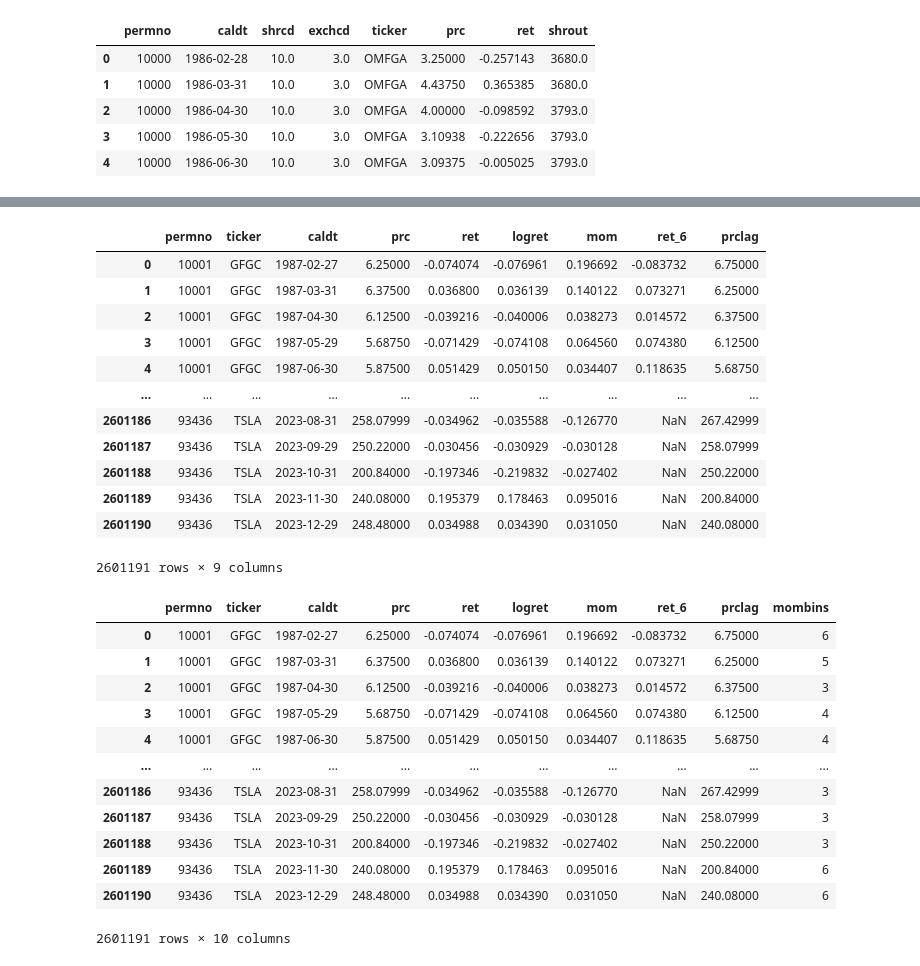
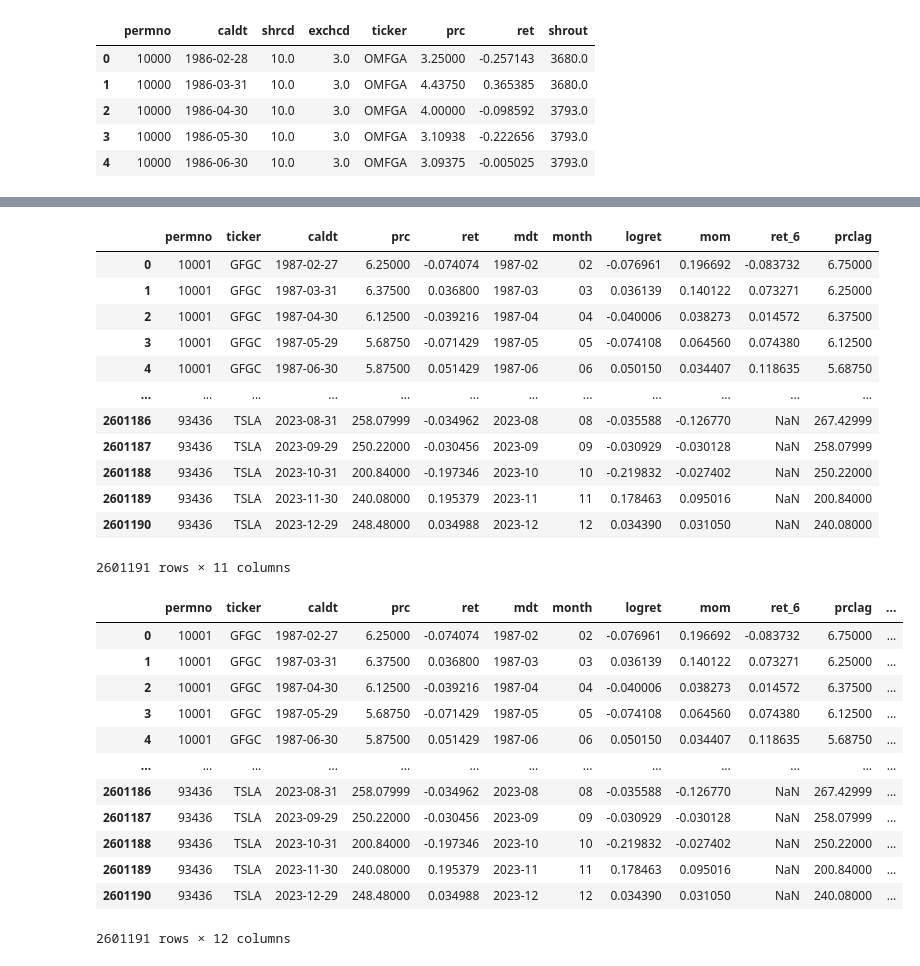
Before and after one commit to andrewhall1124/momentum, a Jupyter notebook: momentum.ipynb, the cells around one changed output, grey strips where cells are left out. Saved outputs shown, nothing was run; the diff lists cells and outputs as text; code cells hidden in the pictures.

Commit message:
Monthly momentum notebook

```diff
--- a/momentum.ipynb
+++ b/momentum.ipynb
@@ -22,5 +22,9 @@ df.head()
 
 df = df[['permno', 'ticker', 'caldt', 'prc', 'ret']]
 
+df['mdt'] = pd.to_datetime(df['caldt']).dt.strftime("%Y-%m")
+df['month'] = pd.to_datetime(df['caldt']).dt.strftime("%m")
+
+
 df.head()
 # %% [output]
@@ -72,38 +76,37 @@ df = df.query("mom == mom and prclag >= 5").reset_index(drop=True)
 
 df
 # %% [output]
-|  | permno | ticker | caldt | prc | ret | logret | mom | ret_6 | prclag |
-| 0 | 10001 | GFGC | 1987-02-27 | 6.25000 | -0.074074 | -0.076961 | 0.196692 | -0.083732 | 6.75000 |
-| 1 | 10001 | GFGC | 1987-03-31 | 6.37500 | 0.036800 | 0.036139 | 0.140122 | 0.073271 | 6.25000 |
-| 2 | 10001 | GFGC | 1987-04-30 | 6.12500 | -0.039216 | -0.040006 | 0.038273 | 0.014572 | 6.37500 |
-| 3 | 10001 | GFGC | 1987-05-29 | 5.68750 | -0.071429 | -0.074108 | 0.064560 | 0.074380 | 6.12500 |
-| 4 | 10001 | GFGC | 1987-06-30 | 5.87500 | 0.051429 | 0.050150 | 0.034407 | 0.118635 | 5.68750 |
-| ... | ... | ... | ... | ... | ... | ... | ... | ... | ... |
-| 2601186 | 93436 | TSLA | 2023-08-31 | 258.07999 | -0.034962 | -0.035588 | -0.126770 | NaN | 267.42999 |
-| 2601187 | 93436 | TSLA | 2023-09-29 | 250.22000 | -0.030456 | -0.030929 | -0.030128 | NaN | 258.07999 |
-| 2601188 | 93436 | TSLA | 2023-10-31 | 200.84000 | -0.197346 | -0.219832 | -0.027402 | NaN | 250.22000 |
-| 2601189 | 93436 | TSLA | 2023-11-30 | 240.08000 | 0.195379 | 0.178463 | 0.095016 | NaN | 200.84000 |
-| 2601190 | 93436 | TSLA | 2023-12-29 | 248.48000 | 0.034988 | 0.034390 | 0.031050 | NaN | 240.08000 |
+|  | permno | ticker | caldt | prc | ret | mdt | month | logret | mom | ret_6 | prclag |
+| 0 | 10001 | GFGC | 1987-02-27 | 6.25000 | -0.074074 | 1987-02 | 02 | -0.076961 | 0.196692 | -0.083732 | 6.75000 |
+| 1 | 10001 | GFGC | 1987-03-31 | 6.37500 | 0.036800 | 1987-03 | 03 | 0.036139 | 0.140122 | 0.073271 | 6.25000 |
+| 2 | 10001 | GFGC | 1987-04-30 | 6.12500 | -0.039216 | 1987-04 | 04 | -0.040006 | 0.038273 | 0.014572 | 6.37500 |
+| 3 | 10001 | GFGC | 1987-05-29 | 5.68750 | -0.071429 | 1987-05 | 05 | -0.074108 | 0.064560 | 0.074380 | 6.12500 |
+| 4 | 10001 | GFGC | 1987-06-30 | 5.87500 | 0.051429 | 1987-06 | 06 | 0.050150 | 0.034407 | 0.118635 | 5.68750 |
+| ... | ... | ... | ... | ... | ... | ... | ... | ... | ... | ... | ... |
+| 2601186 | 93436 | TSLA | 2023-08-31 | 258.07999 | -0.034962 | 2023-08 | 08 | -0.035588 | -0.126770 | NaN | 267.42999 |
+| 2601187 | 93436 | TSLA | 2023-09-29 | 250.22000 | -0.030456 | 2023-09 | 09 | -0.030929 | -0.030128 | NaN | 258.07999 |
+| 2601188 | 93436 | TSLA | 2023-10-31 | 200.84000 | -0.197346 | 2023-10 | 10 | -0.219832 | -0.027402 | NaN | 250.22000 |
+| 2601189 | 93436 | TSLA | 2023-11-30 | 240.08000 | 0.195379 | 2023-11 | 11 | 0.178463 | 0.095016 | NaN | 200.84000 |
+| 2601190 | 93436 | TSLA | 2023-12-29 | 248.48000 | 0.034988 | 2023-12 | 12 | 0.034390 | 0.031050 | NaN | 240.08000 |
-2601191 rows × 9 columns
+2601191 rows × 11 columns
 # %%
 # Momentum decile bins
-
-df['mombins'] = df.groupby("caldt")['mom'].transform(lambda x: pd.qcut(x, 10, labels=False))
+df['mombins'] = df.groupby("mdt")['mom'].transform(lambda x: pd.qcut(x, 10, labels=False))
 
 df
 # %% [output]
-|  | permno | ticker | caldt | prc | ret | logret | mom | ret_6 | prclag | mombins |
-| 0 | 10001 | GFGC | 1987-02-27 | 6.25000 | -0.074074 | -0.076961 | 0.196692 | -0.083732 | 6.75000 | 6 |
-| 1 | 10001 | GFGC | 1987-03-31 | 6.37500 | 0.036800 | 0.036139 | 0.140122 | 0.073271 | 6.25000 | 5 |
-| 2 | 10001 | GFGC | 1987-04-30 | 6.12500 | -0.039216 | -0.040006 | 0.038273 | 0.014572 | 6.37500 | 3 |
-| 3 | 10001 | GFGC | 1987-05-29 | 5.68750 | -0.071429 | -0.074108 | 0.064560 | 0.074380 | 6.12500 | 4 |
-| 4 | 10001 | GFGC | 1987-06-30 | 5.87500 | 0.051429 | 0.050150 | 0.034407 | 0.118635 | 5.68750 | 4 |
-| ... | ... | ... | ... | ... | ... | ... | ... | ... | ... | ... |
-| 2601186 | 93436 | TSLA | 2023-08-31 | 258.07999 | -0.034962 | -0.035588 | -0.126770 | NaN | 267.42999 | 3 |
-| 2601187 | 93436 | TSLA | 2023-09-29 | 250.22000 | -0.030456 | -0.030929 | -0.030128 | NaN | 258.07999 | 3 |
-| 2601188 | 93436 | TSLA | 2023-10-31 | 200.84000 | -0.197346 | -0.219832 | -0.027402 | NaN | 250.22000 | 3 |
-| 2601189 | 93436 | TSLA | 2023-11-30 | 240.08000 | 0.195379 | 0.178463 | 0.095016 | NaN | 200.84000 | 6 |
-| 2601190 | 93436 | TSLA | 2023-12-29 | 248.48000 | 0.034988 | 0.034390 | 0.031050 | NaN | 240.08000 | 6 |
+|  | permno | ticker | caldt | prc | ret | mdt | month | logret | mom | ret_6 | prclag | ... |
+| 0 | 10001 | GFGC | 1987-02-27 | 6.25000 | -0.074074 | 1987-02 | 02 | -0.076961 | 0.196692 | -0.083732 | 6.75000 | ... |
+| 1 | 10001 | GFGC | 1987-03-31 | 6.37500 | 0.036800 | 1987-03 | 03 | 0.036139 | 0.140122 | 0.073271 | 6.25000 | ... |
+| 2 | 10001 | GFGC | 1987-04-30 | 6.12500 | -0.039216 | 1987-04 | 04 | -0.040006 | 0.038273 | 0.014572 | 6.37500 | ... |
+| 3 | 10001 | GFGC | 1987-05-29 | 5.68750 | -0.071429 | 1987-05 | 05 | -0.074108 | 0.064560 | 0.074380 | 6.12500 | ... |
+| 4 | 10001 | GFGC | 1987-06-30 | 5.87500 | 0.051429 | 1987-06 | 06 | 0.050150 | 0.034407 | 0.118635 | 5.68750 | ... |
+| ... | ... | ... | ... | ... | ... | ... | ... | ... | ... | ... | ... | ... |
+| 2601186 | 93436 | TSLA | 2023-08-31 | 258.07999 | -0.034962 | 2023-08 | 08 | -0.035588 | -0.126770 | NaN | 267.42999 | ... |
+| 2601187 | 93436 | TSLA | 2023-09-29 | 250.22000 | -0.030456 | 2023-09 | 09 | -0.030929 | -0.030128 | NaN | 258.07999 | ... |
+| 2601188 | 93436 | TSLA | 2023-10-31 | 200.84000 | -0.197346 | 2023-10 | 10 | -0.219832 | -0.027402 | NaN | 250.22000 | ... |
+| 2601189 | 93436 | TSLA | 2023-11-30 | 240.08000 | 0.195379 | 2023-11 | 11 | 0.178463 | 0.095016 | NaN | 200.84000 | ... |
+| 2601190 | 93436 | TSLA | 2023-12-29 | 248.48000 | 0.034988 | 2023-12 | 12 | 0.034390 | 0.031050 | NaN | 240.08000 | ... |
-2601191 rows × 10 columns
+2601191 rows × 12 columns
 # %%
 # Form portfolios on momentum bins
```
Also changed, not shown: parts of 5 cells of this notebook, 1 other file.
